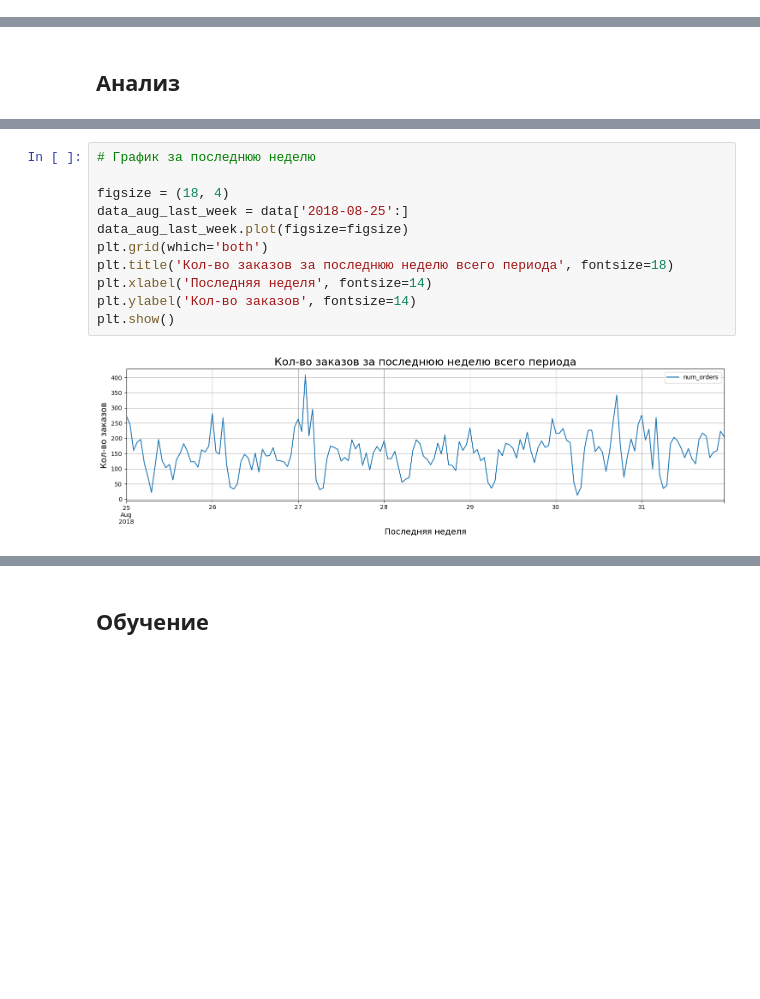
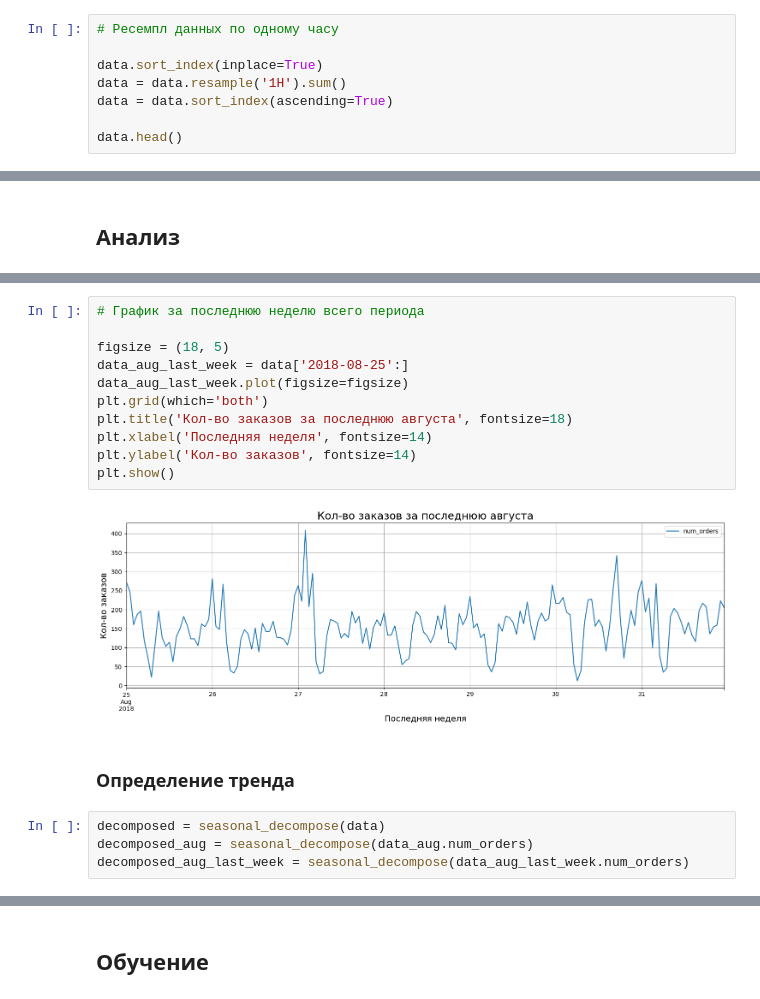
Before and after one commit to step8rother/Yandex_Practicum_Data_Scientist, a Jupyter notebook: 11 Временные ряды/9_project_forecast_taxi_orders.ipynb, the cells around one changed output, grey strips where cells are left out. Cells and saved outputs as stored; diff of their text form; blank space fills up the shorter version.

```diff
--- a/11 Временные ряды/9_project_forecast_taxi_orders.ipynb
+++ b/11 Временные ряды/9_project_forecast_taxi_orders.ipynb
@@ -46,0 +81,8 @@ ProfileReport(data)
+# %%
+# Ресемпл данных по одному часу
+
+data.sort_index(inplace=True)
+data = data.resample('1H').sum()
+data = data.sort_index(ascending=True)
+
+data.head()
@@ -82,13 +130,19 @@ plt.show()
 # %%
-# График за последнюю неделю
+# График за последнюю неделю всего периода
 
-figsize = (18, 4)
+figsize = (18, 5)
 data_aug_last_week = data['2018-08-25':]
 data_aug_last_week.plot(figsize=figsize)
 plt.grid(which='both')
-plt.title('Кол-во заказов за последнюю неделю всего периода', fontsize=18)
+plt.title('Кол-во заказов за последнюю августа', fontsize=18)
 plt.xlabel('Последняя неделя', fontsize=14)
 plt.ylabel('Кол-во заказов', fontsize=14)
 plt.show()
 # %% [output]
-[figure, old version]
+[figure, new version]
+# %% [markdown]
+### Определение тренда
+# %%
+decomposed = seasonal_decompose(data)
+decomposed_aug = seasonal_decompose(data_aug.num_orders)
+decomposed_aug_last_week = seasonal_decompose(data_aug_last_week.num_orders)
```
Also changed, not shown: parts of 49 cells of this notebook.
